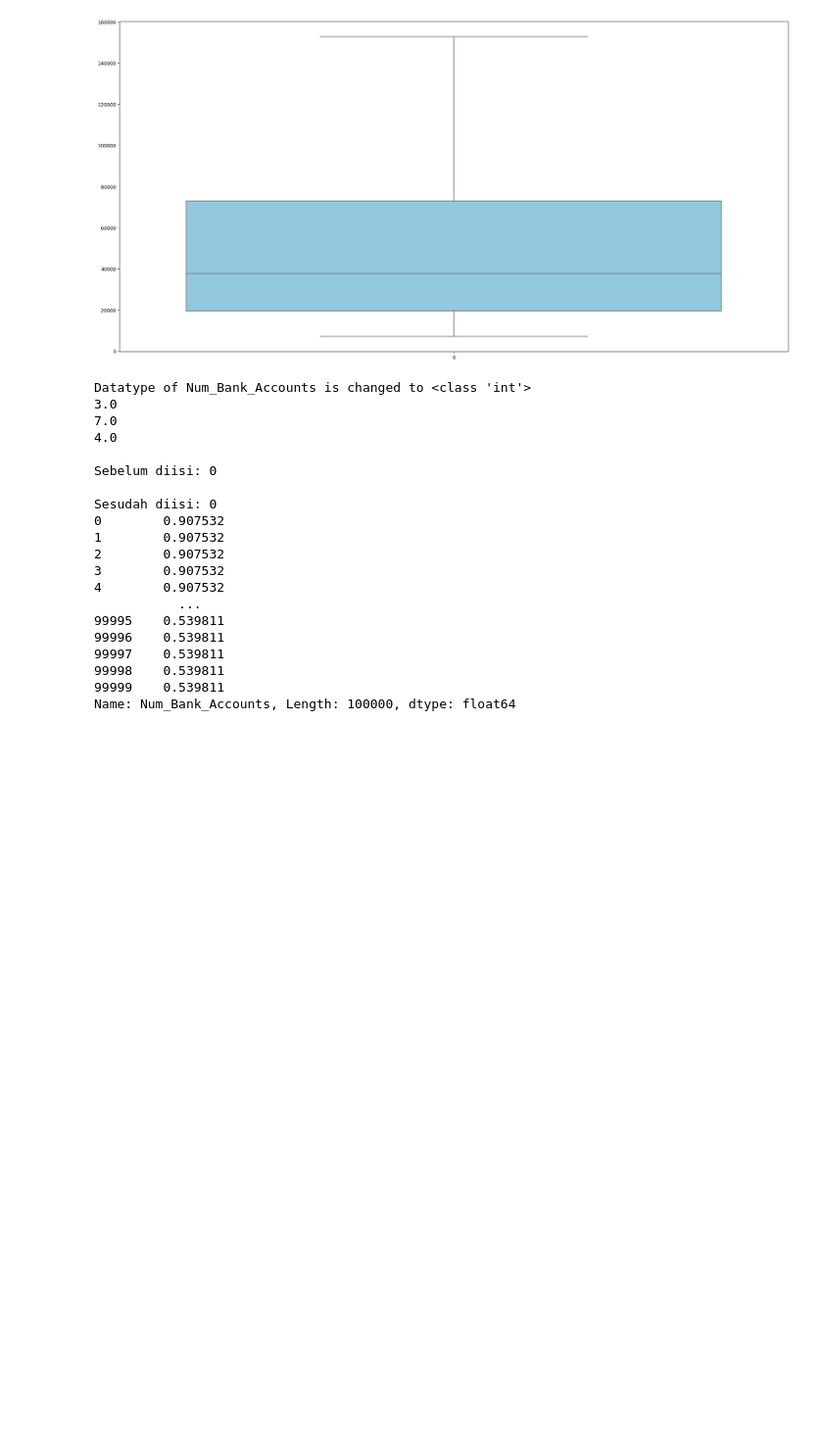
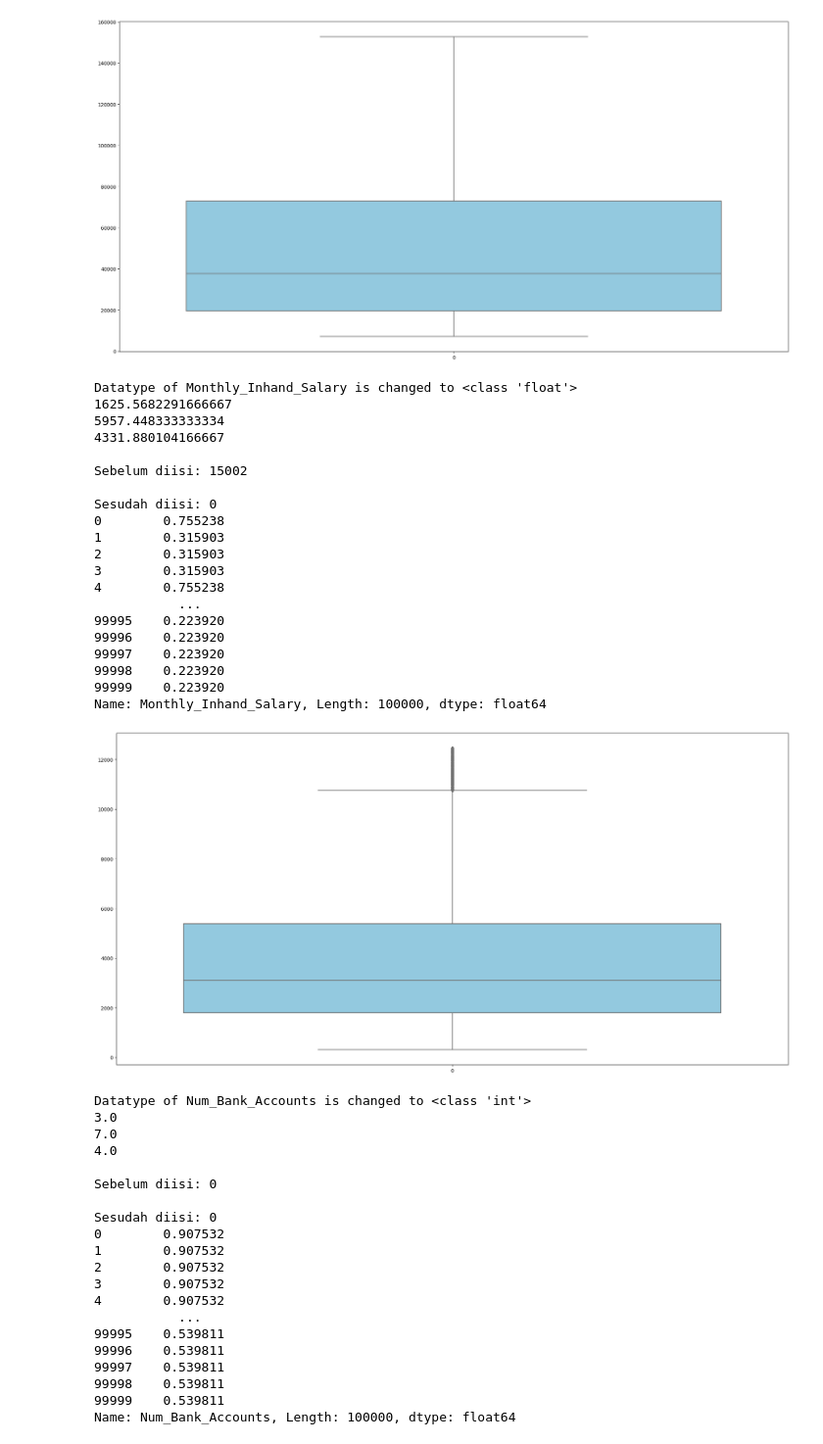
Before and after one commit to quinveil/Credit_Score_Data, a Jupyter notebook: creditscore.ipynb, the cells around one changed output. Shown: that part at 98% size. Drawn from its saved outputs; the diff is of its cells as text; code cells hidden in the pictures; blank space fills up the shorter version.

```diff
--- a/creditscore.ipynb
+++ b/creditscore.ipynb
@@ -468,12 +468,34 @@ Sesudah diisi: 0
 Name: Annual_Income, Length: 100000, dtype: float64
 [figure]
 # %%
-# #Monthly_Inhand_Salary
-# column_name = 'Monthly_Inhand_Salary'
+#Monthly_Inhand_Salary
+column_name = 'Monthly_Inhand_Salary'
 
-# num_process(df_train, column_name, strip='_', datatype=float)
-# fill_missing(df_train, column_name)
-# plot(df_train, column_name)
+num_process(df_train, column_name, strip='_', datatype=float)
+fill_missing(df_train, column_name)
+plot(df_train, column_name)
+# %% [output]
+Datatype of Monthly_Inhand_Salary is changed to <class 'float'>
+1625.5682291666667
+5957.448333333334
+4331.880104166667
+
+Sebelum diisi: 15002
+
+Sesudah diisi: 0
+0        0.755238
+1        0.315903
+2        0.315903
+3        0.315903
+4        0.755238
+           ...
+99995    0.223920
+99996    0.223920
+99997    0.223920
+99998    0.223920
+99999    0.223920
+Name: Monthly_Inhand_Salary, Length: 100000, dtype: float64
+[figure, added]
 # %%
 #Num_Bank_Accounts
 column_name = 'Num_Bank_Accounts'
```
Also changed, not shown: parts of 10 cells of this notebook.
